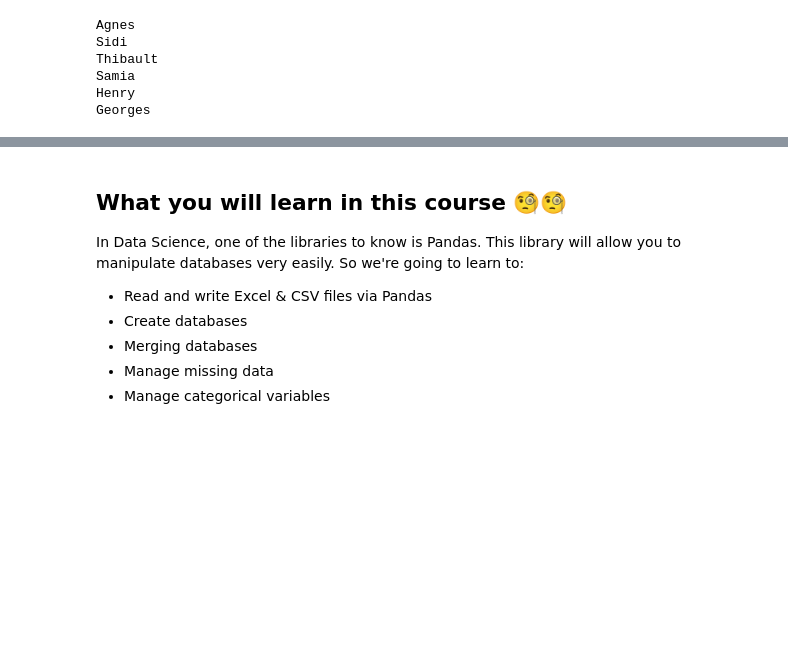
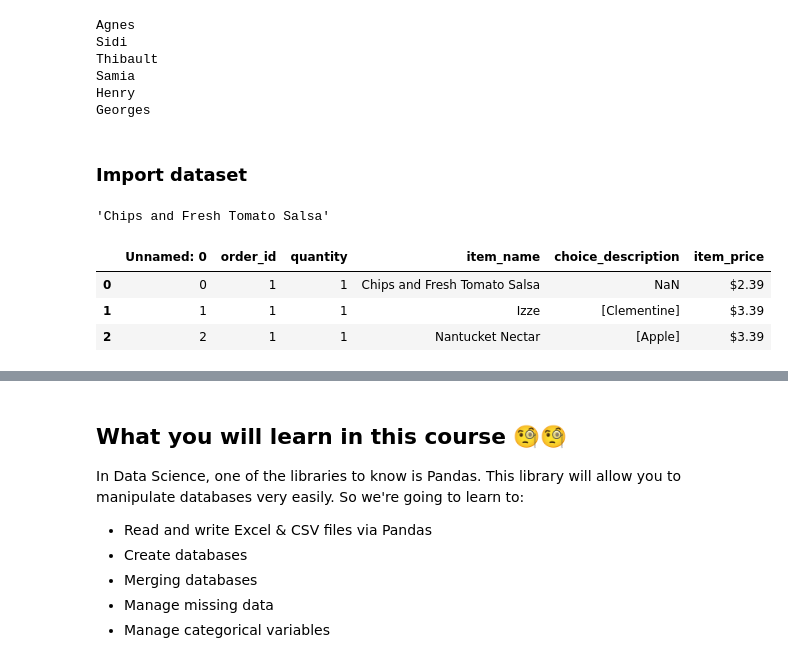
Before and after one commit to Ellinis1/Anna-EDA, a Jupyter notebook: J1/01-Data_manipulation_with_Pandas.ipynb, the cells around one changed output, grey strips where cells are left out. Saved outputs shown, nothing was run; the diff lists cells and outputs as text; code cells hidden in the pictures; blank space fills up the shorter version.

Commit message:
Added df and descriptions

```diff
--- a/J1/01-Data_manipulation_with_Pandas.ipynb
+++ b/J1/01-Data_manipulation_with_Pandas.ipynb
@@ -47,3 +51,5 @@ Thibault
 Samia
 Henry
 Georges
+# %% [markdown]
+### Import dataset
@@ -49,0 +58,12 @@ Georges
+# %%
+df['item_name'][0]
+# %% [output]
+'Chips and Fresh Tomato Salsa'
+# %%
+# [line from : line to, column from : column to]
+df.loc[0:2,:]
+# %% [output]
+|  | Unnamed: 0 | order_id | quantity | item_name | choice_description | item_price |
+| 0 | 0 | 1 | 1 | Chips and Fresh Tomato Salsa | NaN | $2.39 |
+| 1 | 1 | 1 | 1 | Izze | [Clementine] | $3.39 |
+| 2 | 2 | 1 | 1 | Nantucket Nectar | [Apple] | $3.39 |
```
Also changed, not shown: parts of 5 cells of this notebook, 1 other file.
